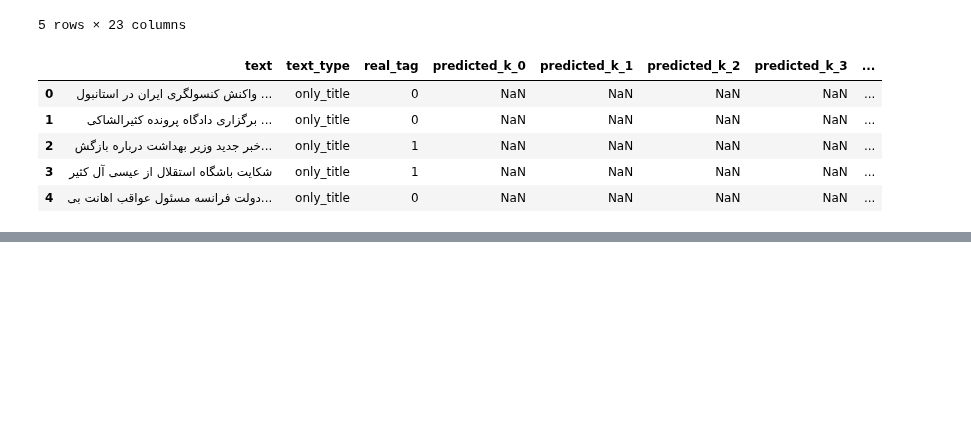
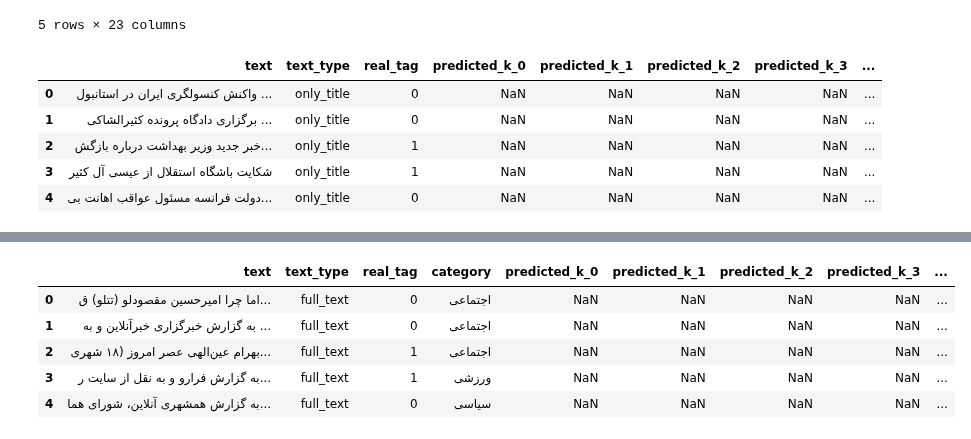
Before and after one commit to ShayanSalehi81/BachelorProject, a Jupyter notebook: Codes/Creating_dataset.ipynb, the cells around one changed output, grey strips where cells are left out. Cells and saved outputs as stored; diff of their text form; code cells hidden in the pictures; blank space fills up the shorter version.

Commit message:
Create full text dataset

```diff
--- a/Codes/Creating_dataset.ipynb
+++ b/Codes/Creating_dataset.ipynb
@@ -39,0 +44,3 @@ result_df.to_csv('../Datasets/System_User_Persian_Prompt_Aya_Results.csv', index
+# %%
+test_df = pd.read_excel('../Datasets/test_bert_cat.xlsx')
+test_df.head(5)
@@ -39,0 +55,24 @@ result_df.to_csv('../Datasets/System_User_Persian_Prompt_Aya_Results.csv', index
+# %%
+result_df = pd.DataFrame({
+    'text': test_df['text'],
+    'text_type': ['full_text'] * len(test_df),
+    'real_tag': test_df['tag'],
+    'category': test_df['category'],
+    'predicted_k_0': np.nan,
+    'predicted_k_1': np.nan,
+    'predicted_k_2': np.nan,
+    'predicted_k_3': np.nan,
+    'predicted_k_4': np.nan,
+    'predicted_k_5': np.nan,
+    'predicted_k_10': np.nan,
+    'predicted_k_20': np.nan,
+    'predicted_k_50': np.nan
+})
+result_df.head(5)
+# %% [output]
+|  | text | text_type | real_tag | category | predicted_k_0 | predicted_k_1 | predicted_k_2 | predicted_k_3 | ... |
+| 0 | اما چرا امیرحسین مقصودلو (تتلو) ق... | full_text | 0 | اجتماعی | NaN | NaN | NaN | NaN | ... |
+| 1 | به گزارش خبرگزاری خبرآنلاین و به ... | full_text | 0 | اجتماعی | NaN | NaN | NaN | NaN | ... |
+| 2 | بهرام عین‌الهی عصر امروز (۱۸ شهری... | full_text | 1 | اجتماعی | NaN | NaN | NaN | NaN | ... |
+| 3 | به گزارش فرارو و به نقل از سایت ر... | full_text | 1 | ورزشی | NaN | NaN | NaN | NaN | ... |
+| 4 | به گزارش همشهری آنلاین، شورای هما... | full_text | 0 | سیاسی | NaN | NaN | NaN | NaN | ... |
```
Also changed, not shown: parts of 4 cells of this notebook, 1 other file.
